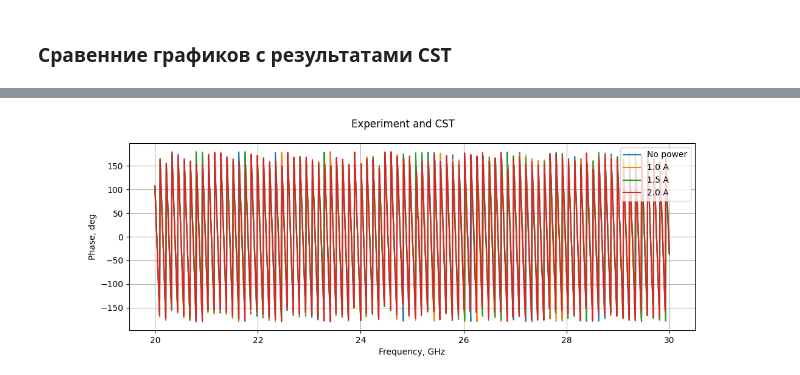
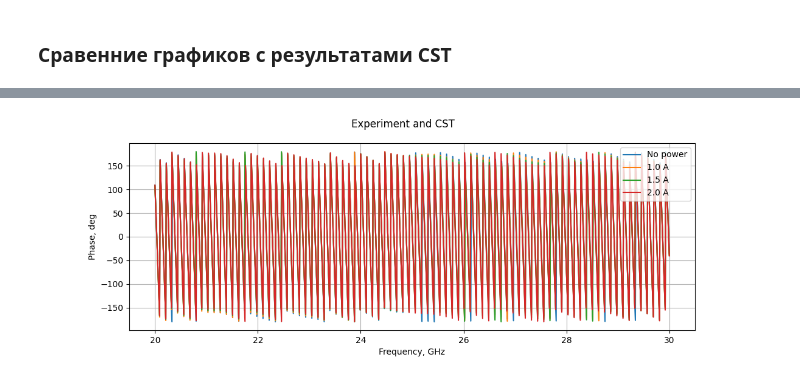
Before and after one commit to isvoropaev02/post_processing_RIS, a Jupyter notebook: 250923/S21_mirror.ipynb, the cells around one changed output, grey strips where cells are left out. Drawn from its saved outputs; the diff is of its cells as text; code cells hidden in the pictures.

```diff
--- a/250923/S21_mirror.ipynb
+++ b/250923/S21_mirror.ipynb
@@ -11,7 +8,7 @@ import cmath
 import matplotlib.pyplot as plt
 # %%
 ###de_embadding = False # указать, нужен или не нужен
-time_gating = False # указать, нужен или не нужен
+time_gating = True # указать, нужен или не нужен
 # %% [markdown]
 ### Импорт сырых данных из .s2p файла и перевод их в комплексные числа
 # %%
@@ -162,8 +159,9 @@ def time_gate_s_param(gate: np.ndarray, s_par: pd.core.series.Series, n=N_fft, t
 Проведение тайм-гейтинга
 # %%
 if time_gating == True:
-    s21_object_off = time_gate_s_param(gate=gate_s21, s_par=s21_object_off)
-    s21_object_on = time_gate_s_param(gate=gate_s21, s_par=s21_object_on)
-    s21_screen = time_gate_s_param(gate=gate_s21, s_par=s21_screen)
-    s21_free = time_gate_s_param(gate=gate_s21, s_par=s21_free)
+    s12_object_without = time_gate_s_param(gate=gate_s21, s_par=s12_object_without)
+    s12_object_1A = time_gate_s_param(gate=gate_s21, s_par=s12_object_1A)
+    s12_object_1_5A = time_gate_s_param(gate=gate_s21, s_par=s12_object_1_5A)
+    s12_object_2A = time_gate_s_param(gate=gate_s21, s_par=s12_object_2A)
+    s12_free = time_gate_s_param(gate=gate_s21, s_par=s12_free)
 # %%
@@ -239,20 +216,20 @@ plt.show()
 # %%
 fig5 = plt.figure(figsize=(12,4))
 
 ax_1 = fig5.add_subplot(111)
 
-ax_1.plot(frequency*1e-9, np.degrees(pd.Series(s12_object_without).apply(cmath.phase).to_numpy()), label='No power')
-ax_1.plot(frequency*1e-9, np.degrees(pd.Series(s12_object_1A).apply(cmath.phase).to_numpy()), label='1.0 A')
-ax_1.plot(frequency*1e-9, np.degrees(pd.Series(s12_object_1_5A).apply(cmath.phase).to_numpy()), label='1.5 A')
-ax_1.plot(frequency*1e-9, np.degrees(pd.Series(s12_object_2A).apply(cmath.phase).to_numpy()), label='2.0 A')
+ax_1.plot(frequency*1e-9, np.degrees(pd.Series(s12_object_without - s12_free).apply(cmath.phase).to_numpy()), label='No power')
+ax_1.plot(frequency*1e-9, np.degrees(pd.Series(s12_object_1A - s12_free).apply(cmath.phase).to_numpy()), label='1.0 A')
+ax_1.plot(frequency*1e-9, np.degrees(pd.Series(s12_object_1_5A - s12_free).apply(cmath.phase).to_numpy()), label='1.5 A')
+ax_1.plot(frequency*1e-9, np.degrees(pd.Series(s12_object_2A - s12_free).apply(cmath.phase).to_numpy()), label='2.0 A')
 ax_1.set_xlabel("Frequency, GHz")
 ax_1.set_ylabel("Phase, deg")
 # ax_1.set_xlim(left=22, right=29)
 ax_1.legend()
 ax_1.grid()
 
 
 fig5.suptitle('Experiment and CST')
 plt.show()
 # %% [output]
-[figure, old version]
+[figure, new version]
```
Also changed, not shown: parts of 16 cells of this notebook, 2 other files.
